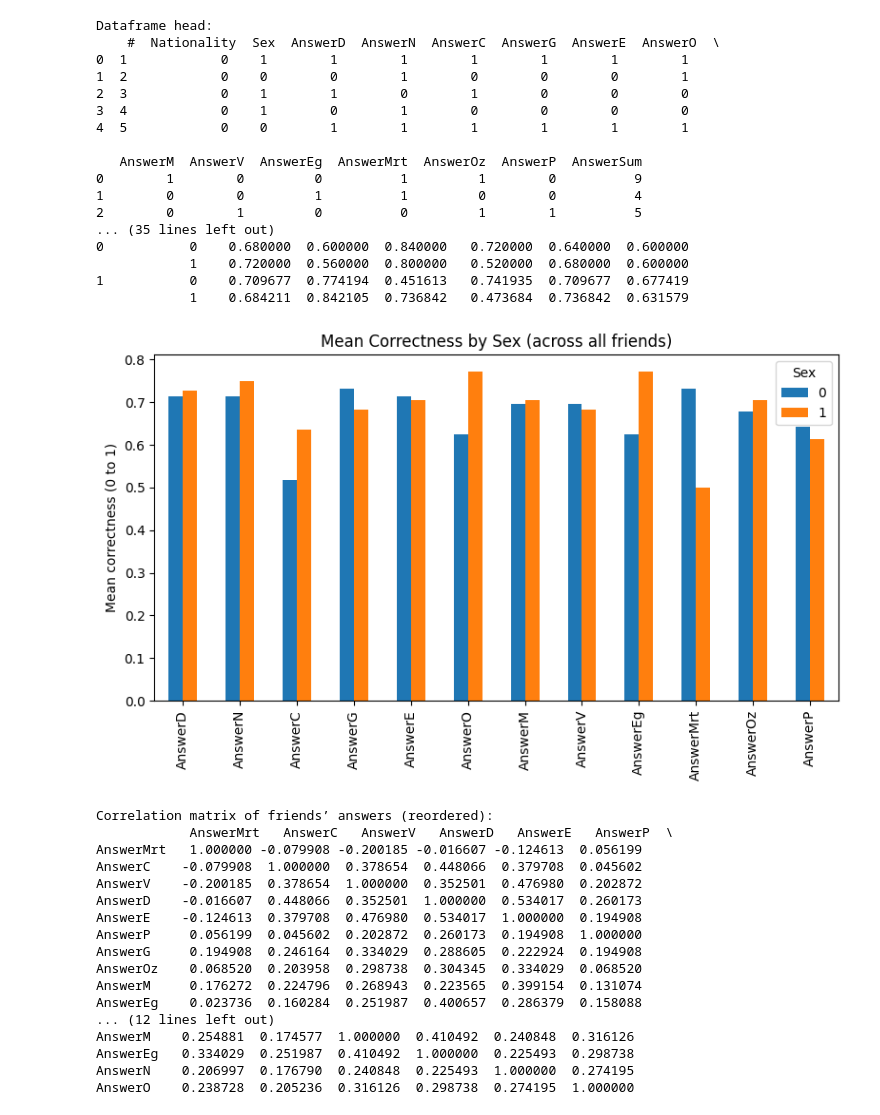
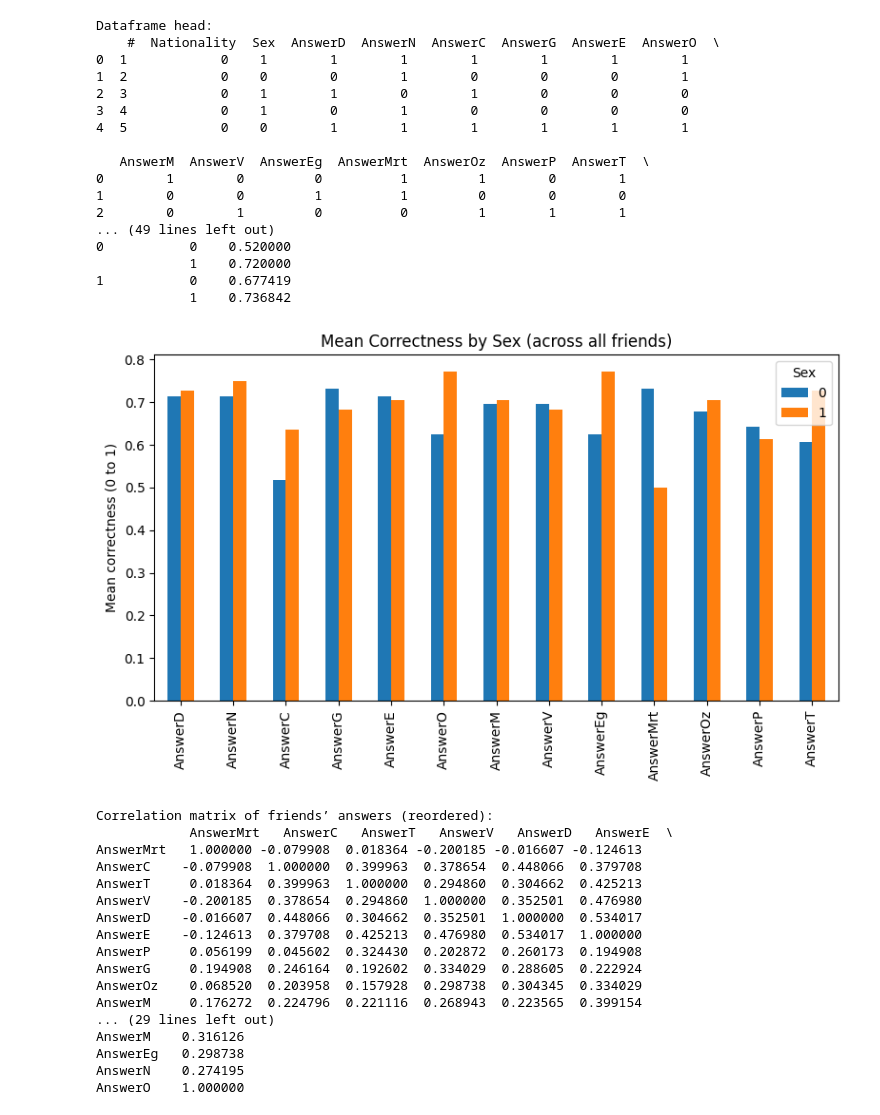
Before and after one commit to GuramL/ArmeniaGeorgia, a Jupyter notebook: Code.ipynb, the cells around one changed output. Drawn from its saved outputs; the diff is of its cells as text; code cells hidden in the pictures.

```diff
--- a/Code.ipynb
+++ b/Code.ipynb
@@ -16,7 +16,7 @@ print("Dataframe head:\n", df.head())
 
 # List of friend answer columns (i.e., correctness indicators)
 friend_cols = ['AnswerD', 'AnswerN', 'AnswerC', 'AnswerG',
-               'AnswerE', 'AnswerO', 'AnswerM', 'AnswerV', 'AnswerEg','AnswerMrt','AnswerOz','AnswerP']
+               'AnswerE', 'AnswerO', 'AnswerM', 'AnswerV', 'AnswerEg','AnswerMrt','AnswerOz','AnswerP','AnswerT']
 
 # (A) Distribution of correct answers by Nationality
 nationality_dist = df.groupby('Nationality')[friend_cols].mean()
@@ -122,57 +122,57 @@ for nat in unique_nationalities:
 # - You could look at the distribution of AnswerSum by Nationality and Sex:
 sum_dist = df.groupby(['Nationality','Sex'])['AnswerSum'].mean()
 print("\nMean of AnswerSum by Nationality and Sex:\n", sum_dist)
 
 # - You could check the correlation of each friend’s correctness with AnswerSum:
 friend_sum_corr = df[friend_cols + ['AnswerSum']].corr()['AnswerSum'].drop('AnswerSum')
 print("\nCorrelation of each friend’s correctness with AnswerSum:\n", friend_sum_corr)
 
 # - You could also visually compare how often each friend was correct across all observations:
 mean_correctness_per_friend = df[friend_cols].mean()
 fig, ax = plt.subplots(figsize=(8, 5))
 mean_correctness_per_friend.plot(kind='bar', ax=ax, color='skyblue')
 ax.set_ylim([0, 1])
 ax.set_title('Overall Mean Correctness per Friend')
 ax.set_ylabel('Mean correctness (0 to 1)')
 plt.tight_layout()
 plt.show()
 
 # =======================================================
 # Feel free to modify or expand these plots for your needs.
 # =======================================================
 # %% [output]
 Dataframe head:
     #  Nationality  Sex  AnswerD  AnswerN  AnswerC  AnswerG  AnswerE  AnswerO  \
 0  1            0    1        1        1        1        1        1        1
 1  2            0    0        0        1        0        0        0        1
 2  3            0    1        1        0        1        0        0        0
 3  4            0    1        0        1        0        0        0        0
 4  5            0    0        1        1        1        1        1        1
 
-   AnswerM  AnswerV  AnswerEg  AnswerMrt  AnswerOz  AnswerP  AnswerSum
-0        1        0         0          1         1        0          9
-1        0        0         1          1         0        0          4
-2        0        1         0          0         1        1          5
-... (35 lines left out)
-0           0    0.680000  0.600000  0.840000   0.720000  0.640000  0.600000
-            1    0.720000  0.560000  0.800000   0.520000  0.680000  0.600000
-1           0    0.709677  0.774194  0.451613   0.741935  0.709677  0.677419
-            1    0.684211  0.842105  0.736842   0.473684  0.736842  0.631579
+   AnswerM  AnswerV  AnswerEg  AnswerMrt  AnswerOz  AnswerP  AnswerT  \
+0        1        0         0          1         1        0        1
+1        0        0         1          1         0        0        0
+2        0        1         0          0         1        1        1
+... (49 lines left out)
+0           0    0.520000
+            1    0.720000
+1           0    0.677419
+            1    0.736842
-[figure, old version]
+[figure, new version]
 Correlation matrix of friends’ answers (reordered):
-            AnswerMrt   AnswerC   AnswerV   AnswerD   AnswerE   AnswerP  \
-AnswerMrt   1.000000 -0.079908 -0.200185 -0.016607 -0.124613  0.056199
-AnswerC    -0.079908  1.000000  0.378654  0.448066  0.379708  0.045602
-AnswerV    -0.200185  0.378654  1.000000  0.352501  0.476980  0.202872
-AnswerD    -0.016607  0.448066  0.352501  1.000000  0.534017  0.260173
-AnswerE    -0.124613  0.379708  0.476980  0.534017  1.000000  0.194908
-AnswerP     0.056199  0.045602  0.202872  0.260173  0.194908  1.000000
-AnswerG     0.194908  0.246164  0.334029  0.288605  0.222924  0.194908
-AnswerOz    0.068520  0.203958  0.298738  0.304345  0.334029  0.068520
-AnswerM     0.176272  0.224796  0.268943  0.223565  0.399154  0.131074
-AnswerEg    0.023736  0.160284  0.251987  0.400657  0.286379  0.158088
-... (12 lines left out)
-AnswerM    0.254881  0.174577  1.000000  0.410492  0.240848  0.316126
-AnswerEg   0.334029  0.251987  0.410492  1.000000  0.225493  0.298738
-AnswerN    0.206997  0.176790  0.240848  0.225493  1.000000  0.274195
-AnswerO    0.238728  0.205236  0.316126  0.298738  0.274195  1.000000
+            AnswerMrt   AnswerC   AnswerT   AnswerV   AnswerD   AnswerE  \
+AnswerMrt   1.000000 -0.079908  0.018364 -0.200185 -0.016607 -0.124613
+AnswerC    -0.079908  1.000000  0.399963  0.378654  0.448066  0.379708
+AnswerT     0.018364  0.399963  1.000000  0.294860  0.304662  0.425213
+AnswerV    -0.200185  0.378654  0.294860  1.000000  0.352501  0.476980
+AnswerD    -0.016607  0.448066  0.304662  0.352501  1.000000  0.534017
+AnswerE    -0.124613  0.379708  0.425213  0.476980  0.534017  1.000000
+AnswerP     0.056199  0.045602  0.324430  0.202872  0.260173  0.194908
+AnswerG     0.194908  0.246164  0.192602  0.334029  0.288605  0.222924
+AnswerOz    0.068520  0.203958  0.157928  0.298738  0.304345  0.334029
+AnswerM     0.176272  0.224796  0.221116  0.268943  0.223565  0.399154
+... (29 lines left out)
+AnswerM    0.316126
+AnswerEg   0.298738
+AnswerN    0.274195
+AnswerO    1.000000
```
Also changed, not shown: parts of 2 cells of this notebook, 1 other file.
